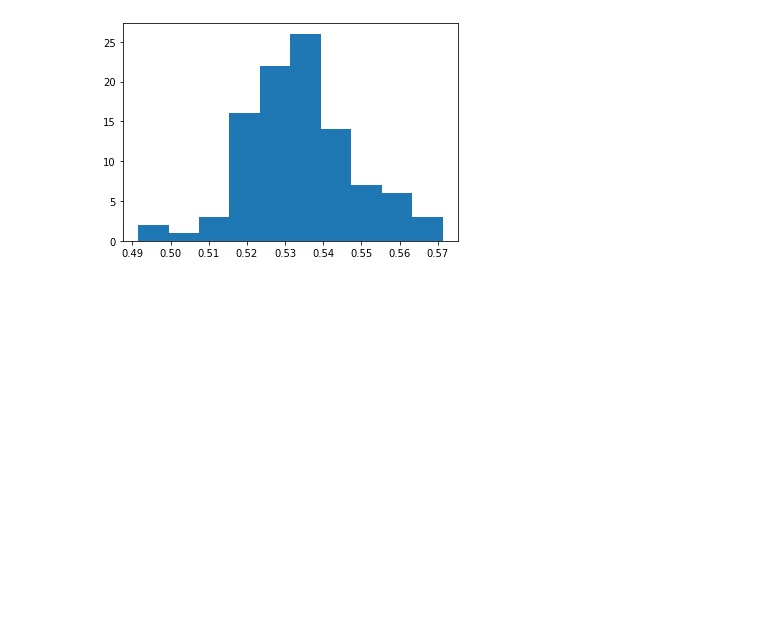
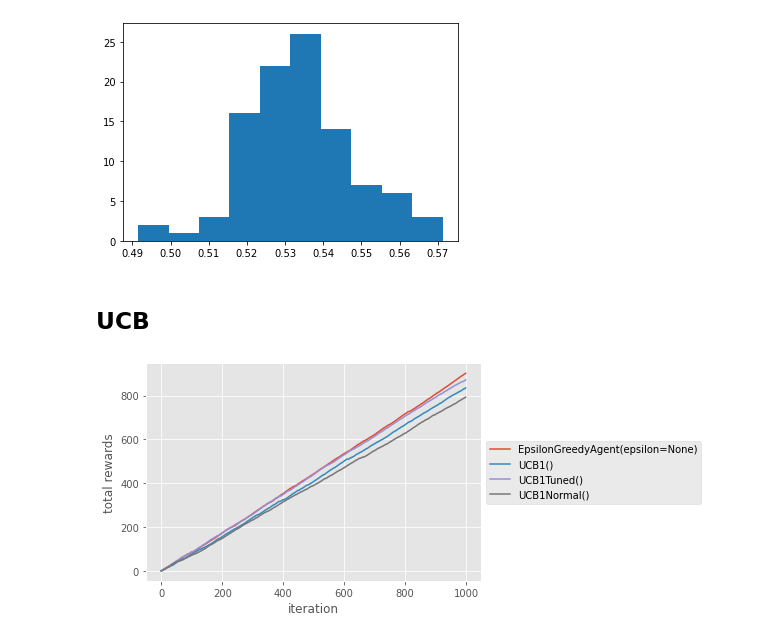
Before and after one commit to eminik/samples, a Jupyter notebook: notebooks/Multi-Armed Bandits Experiments.ipynb, the cells around one changed output. Cells and saved outputs as stored; diff of their text form; code cells hidden in the pictures; blank space fills up the shorter version.

```diff
--- a/notebooks/Multi-Armed Bandits Experiments.ipynb
+++ b/notebooks/Multi-Armed Bandits Experiments.ipynb
@@ -4,15 +4,22 @@ import matplotlib
 import matplotlib.pyplot as plt
 
 
+from samples.rl import (
+    ucb,
+    utils,
+)
 from samples.rl.bandit import (
     Bandit,
+    BernoulliBandit,
     compare_agents,
 )
 from samples.rl.epsilon_greedy import EpsilonGreedyAgent
 from samples.rl.optimistic_initial_values import OptimisticInitialValuesAgent
 
 
+
 %matplotlib inline
+plt.style.use('ggplot')
 # %% [markdown]
 ## Epsilon-Greedy
 # %%
@@ -91,3 +98,26 @@ plt.hist(np.random.beta(535 + 1, 463 + 1, size=100))
         0.57127732]),
  <BarContainer object of 10 artists>)
 [figure]
+# %% [markdown]
+## UCB
+# %%
+probs = [0.6, 0.7, 0.8, 0.9]
+bernoulli_bandits = [BernoulliBandit(p) for p in probs]
+
+means = [3, 5, 7, 9]
+normal_bandits = [Bandit(m=m, sigma=1) for m in means]
+# %%
+def get_agents():
+    agents = [
+        EpsilonGreedyAgent(),
+        ucb.UCB1Agent(),
+        ucb.UCB1TunedAgent(),
+        ucb.UCB1NormalAgent(),
+    ]
+    return agents
+# %%
+agents = get_agents()
+
+utils.compare_agents(get_agents(), bernoulli_bandits, 1000, show_plot=True)
+# %% [output]
+[figure, added]
```
Also changed, not shown: parts of 4 cells of this notebook, 6 other files.
